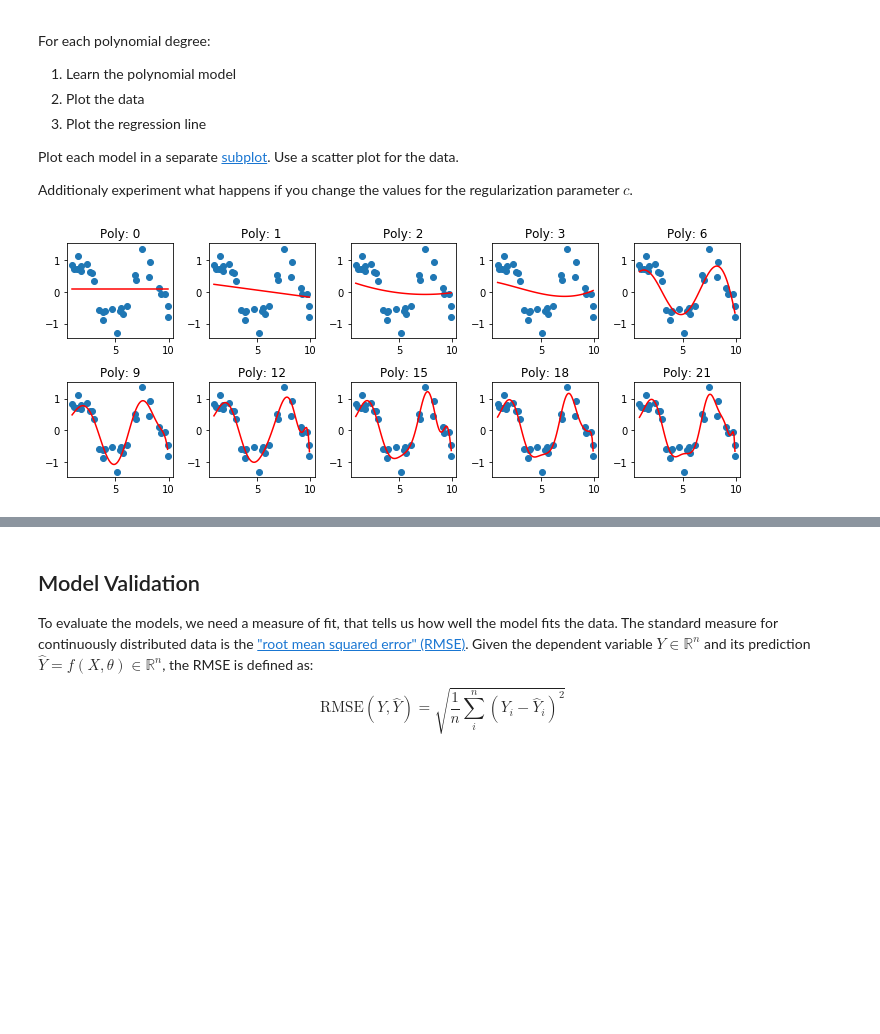
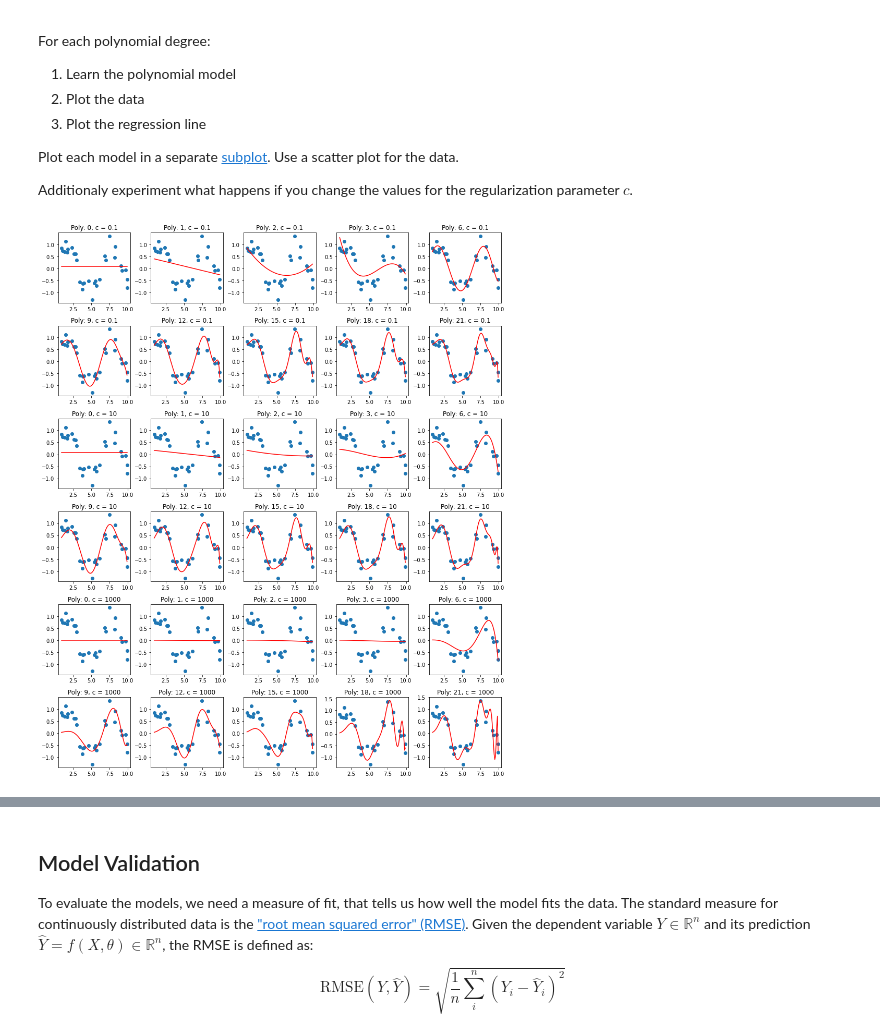
Before and after one commit to matthiasware/AGDML, a Jupyter notebook: exercise_2/solution.ipynb, the cells around one changed output, grey strips where cells are left out. Drawn from its saved outputs; the diff is of its cells as text; code cells hidden in the pictures; blank space fills up the shorter version.

```diff
--- a/exercise_2/solution.ipynb
+++ b/exercise_2/solution.ipynb
@@ -119,7 +119,10 @@ class PolyReg():
         # TODO: estimate theta
         pX = poly(X, self.d)
         self.theta = np.linalg.solve((pX @ pX.T) + self.c*np.eye(pX.shape[0]), pX @ Y) # good
-        #self.theta = np.linalg.inv((pX @ pX.T) + self.c*np.eye(pX.shape[0])) @ pX @ Y # bad
+
+    def bad_fit(self, X, Y):
+        pX = poly(X, self.d)
+        self.theta = np.linalg.inv((pX @ pX.T) + self.c*np.eye(pX.shape[0])) @ pX @ Y # bad
 
     def predict(self, X):
         # TODO: predict labels
@@ -170,27 +182,30 @@ Additionaly experiment what happens if you change the values for the regularizat
 # %%
 # TODO: Learn models and visualize regression lines
 models = []
-for degree in model_degrees:
-    pr = PolyReg(d=degree, c=5)
-    pr.fit(X, Y)
-    models.append(pr)
+cs = [0.1,10,1000]
+for c in cs:
+    for degree in model_degrees:
+        pr = PolyReg(d=degree, c=c)
+        pr.fit(X, Y)
+        models.append(pr)
 
-nrows = (len(model_degrees) + 1) // 5
 ncols = 5
-fs = 2
+nrows = (len(models) + 1) // ncols
+
+fs = 2.5
 plt.subplots(nrows=nrows, ncols=ncols, figsize=(fs*ncols, fs*nrows))
-for i, (degree,pr) in enumerate(zip(model_degrees,models)):
+for i, (degree,pr) in enumerate(zip(len(cs)*model_degrees,models)):
     # Scatterplot
     ax = plt.subplot(nrows, ncols, i+1)
-    ax.set_title(f"Poly: {degree}")
+    ax.set_title(f"Poly: {degree}, c = {cs[i//len(model_degrees)]}")
     ax.scatter(X, Y)
 
     # Prediction
     X_p = np.linspace(min(X), max(X), 100)
     preds = pr.predict(X_p)
     ax.plot(X_p, preds, color="r")
 plt.tight_layout()
 
 # TODO: What effect does c have on the regression lines?
 # %% [output]
-[figure, old version]
+[figure, new version]
```
Also changed, not shown: parts of 14 cells of this notebook.
